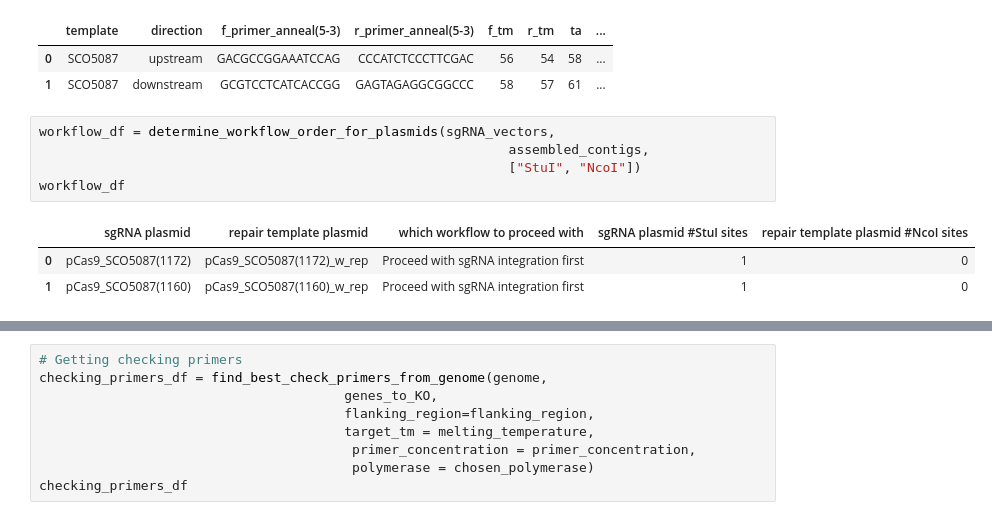
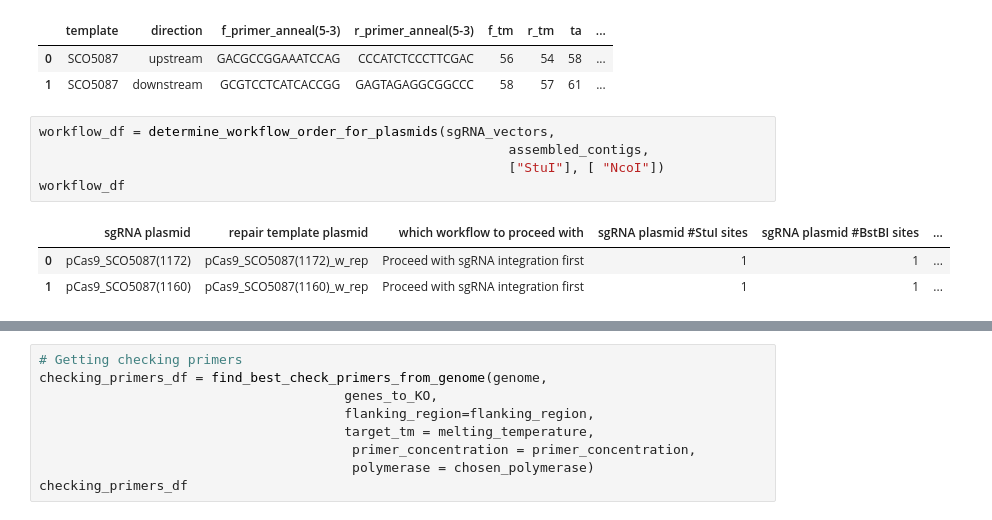
Before and after one commit to hiyama341/streptocad, a Jupyter notebook: notebooks/app_workflows/W5_CRISPR-cas9-inframe-deletion_random_sized_deletion.ipynb, the cells around one changed output, grey strips where cells are left out. Cells and saved outputs as stored; diff of their text form.

```diff
--- a/notebooks/app_workflows/W5_CRISPR-cas9-inframe-deletion_random_sized_deletion.ipynb
+++ b/notebooks/app_workflows/W5_CRISPR-cas9-inframe-deletion_random_sized_deletion.ipynb
@@ -249,12 +249,12 @@ unique_df
 # %%
 workflow_df = determine_workflow_order_for_plasmids(sgRNA_vectors,
                                                             assembled_contigs,
-                                                            ["StuI", "NcoI"])
+                                                            ["StuI"], [ "NcoI"])
 workflow_df
 # %% [output]
-|  | sgRNA plasmid | repair template plasmid | which workflow to proceed with | sgRNA plasmid #StuI sites | repair template plasmid #NcoI sites |
-| 0 | pCas9_SCO5087(1172) | pCas9_SCO5087(1172)_w_rep | Proceed with sgRNA integration first | 1 | 0 |
-| 1 | pCas9_SCO5087(1160) | pCas9_SCO5087(1160)_w_rep | Proceed with sgRNA integration first | 1 | 0 |
+|  | sgRNA plasmid | repair template plasmid | which workflow to proceed with | sgRNA plasmid #StuI sites | sgRNA plasmid #BstBI sites | ... |
+| 0 | pCas9_SCO5087(1172) | pCas9_SCO5087(1172)_w_rep | Proceed with sgRNA integration first | 1 | 1 | ... |
+| 1 | pCas9_SCO5087(1160) | pCas9_SCO5087(1160)_w_rep | Proceed with sgRNA integration first | 1 | 1 | ... |
 # %%
 if in_frame_deletion:
     integration_names = filtered_df.apply(lambda row: f"sgRNA_{row['locus_tag']}({row['sgrna_loc']})", axis=1).tolist()
```
Also changed, not shown: parts of 1 cell of this notebook, 1 other file.
